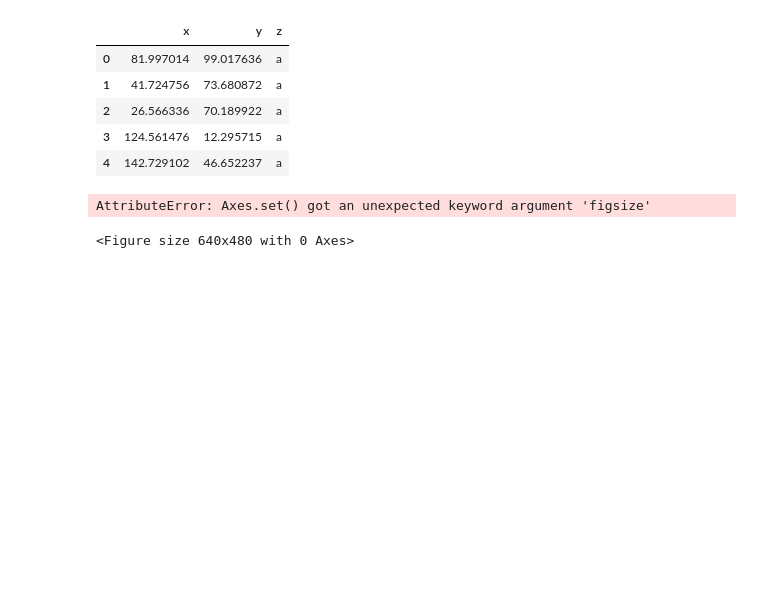
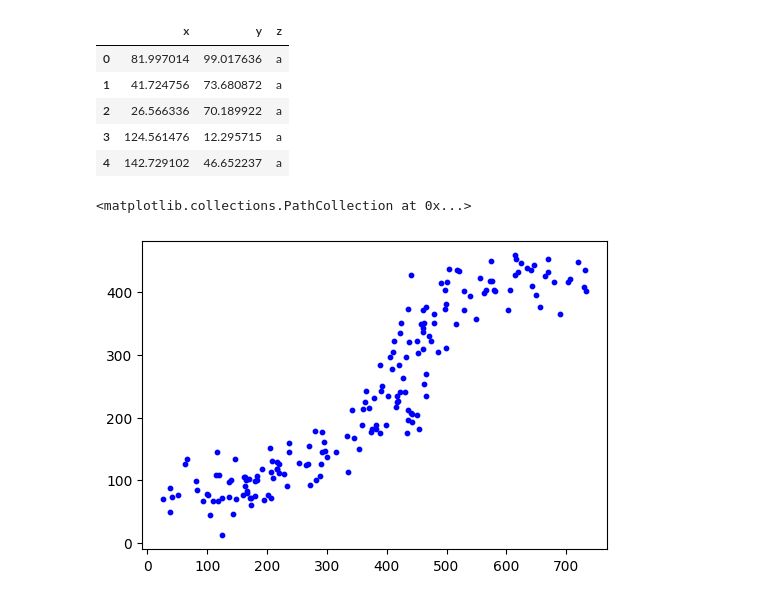
Before and after one commit to bhardwajexploit/Ml-course-digipodium, a Jupyter notebook: Supervisded_learning/Polynomial_Regression.ipynb, the cells around one changed output. Cells and saved outputs as stored; diff of their text form; code cells hidden in the pictures; blank space fills up the shorter version.

```diff
--- a/Supervisded_learning/Polynomial_Regression.ipynb
+++ b/Supervisded_learning/Polynomial_Regression.ipynb
@@ -13,8 +13,8 @@ dataA_df.head()
 | 3 | 124.561476 | 12.295715 | a |
 | 4 | 142.729102 | 46.652237 | a |
 # %%
-flg , ax = plt.subplot(figsize=(15,5))
-ax.scatter('x','y',s=10,color='blue',label='dataA_df',data=dataA_df)
+fig, ax = plt.subplots(figsize=(6, 4))
+ax.scatter('x', 'y', s=10, color='blue', label='Data', data=dataA_df)
 # %% [output]
-AttributeError: Axes.set() got an unexpected keyword argument 'figsize'
+<matplotlib.collections.PathCollection at 0x...>
-<Figure size 640x480 with 0 Axes>
+[figure, added]
```
Also changed, not shown: parts of 8 cells of this notebook.
